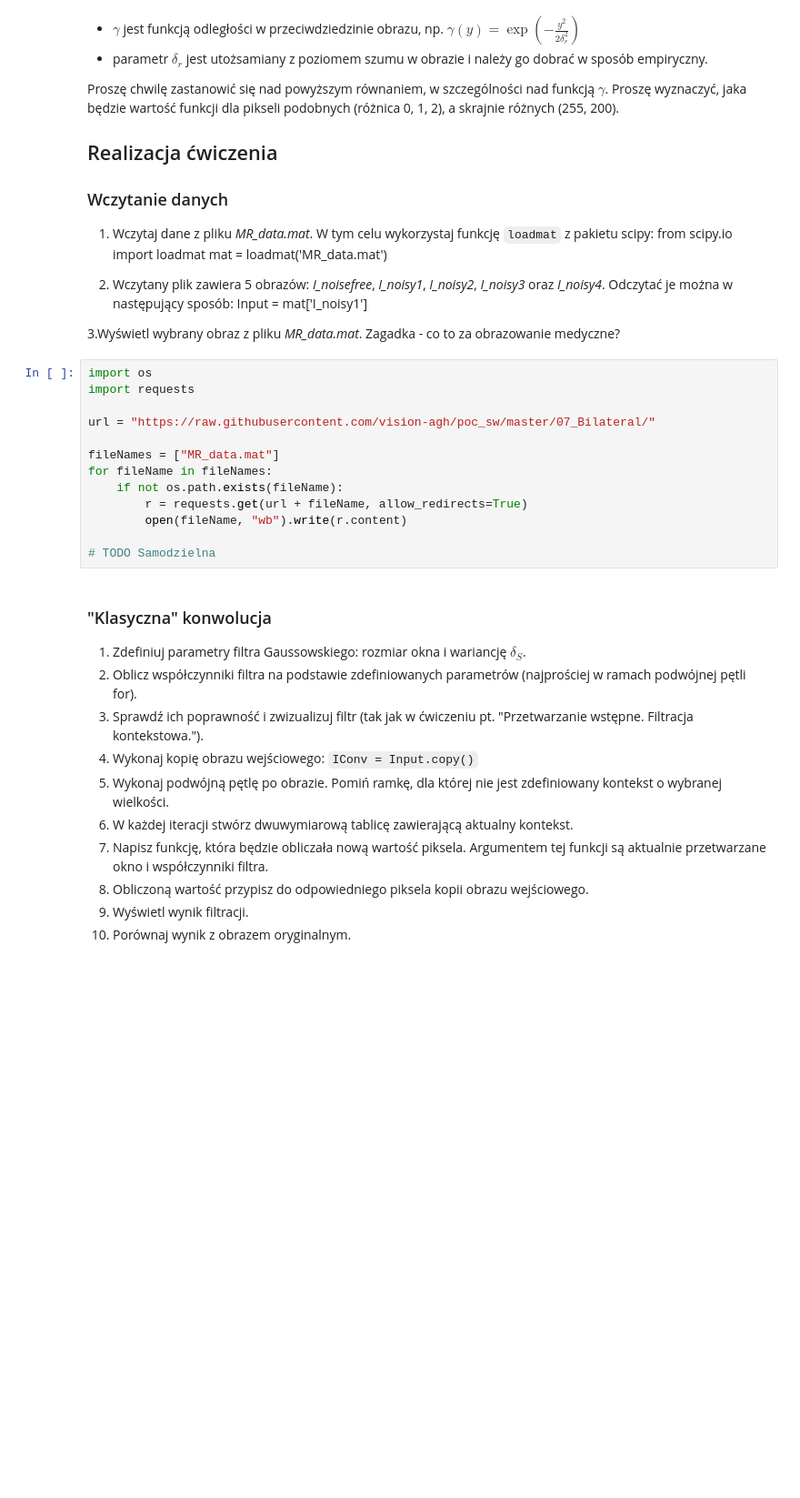
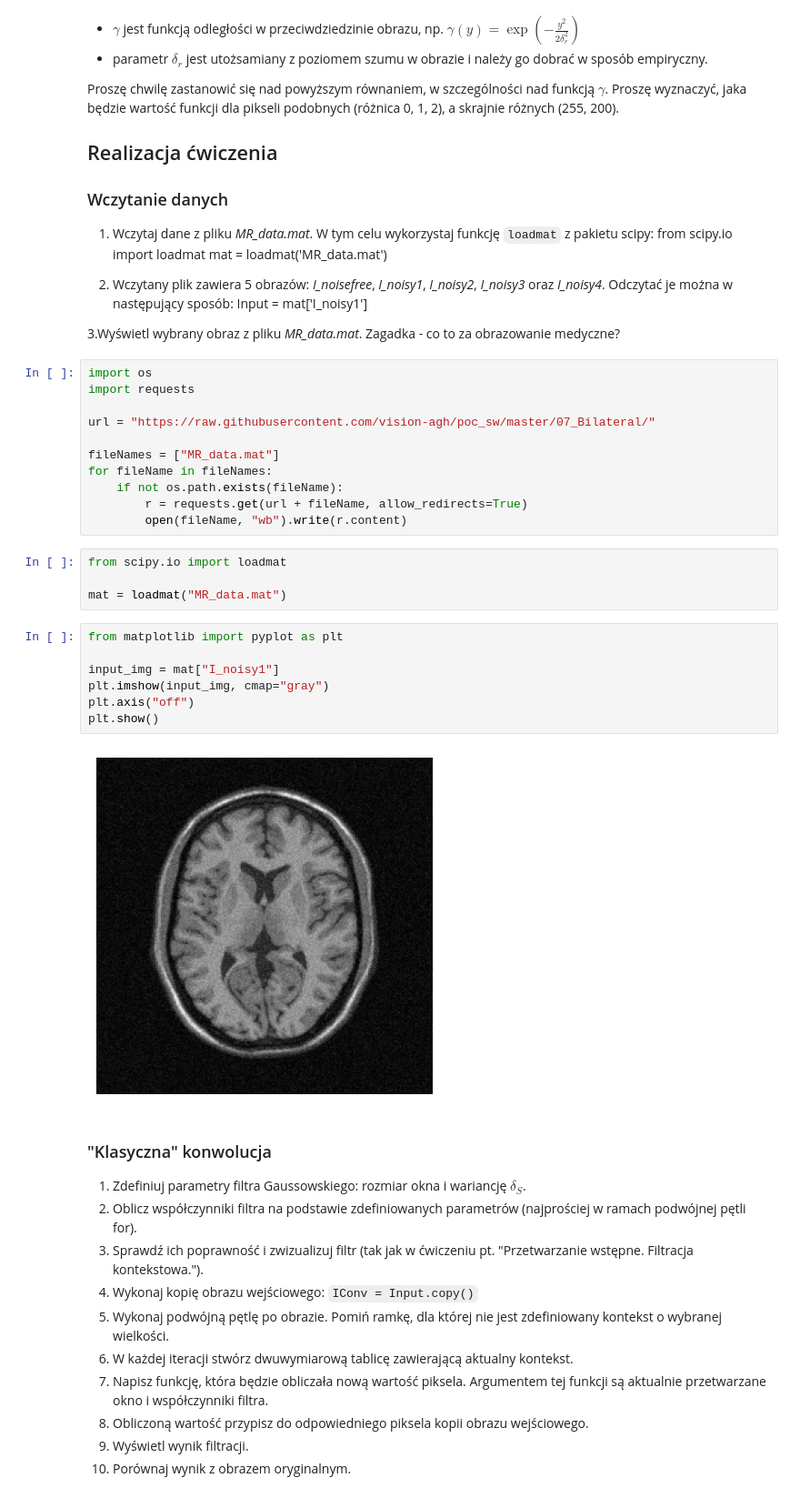
Before and after one commit to lkwinta/Digital-Image-Processing, a Jupyter notebook: lab07/07_bilateral.ipynb, the cells around one changed output. Shown at 91% size. Drawn from its saved outputs; the diff is of its cells as text; blank space fills up the shorter version.

```diff
--- a/lab07/07_bilateral.ipynb
+++ b/lab07/07_bilateral.ipynb
@@ -67,8 +67,19 @@ for fileName in fileNames:
     if not os.path.exists(fileName):
         r = requests.get(url + fileName, allow_redirects=True)
         open(fileName, "wb").write(r.content)
-
-# TODO Samodzielna
+# %%
+from scipy.io import loadmat
+
+mat = loadmat("MR_data.mat")
+# %%
+from matplotlib import pyplot as plt
+
+input_img = mat["I_noisy1"]
+plt.imshow(input_img, cmap="gray")
+plt.axis("off")
+plt.show()
+# %% [output]
+[figure, added]
 # %% [markdown]
 ### "Klasyczna" konwolucja
 
```
Also changed, not shown: parts of 5 cells of this notebook, 2 other files.
